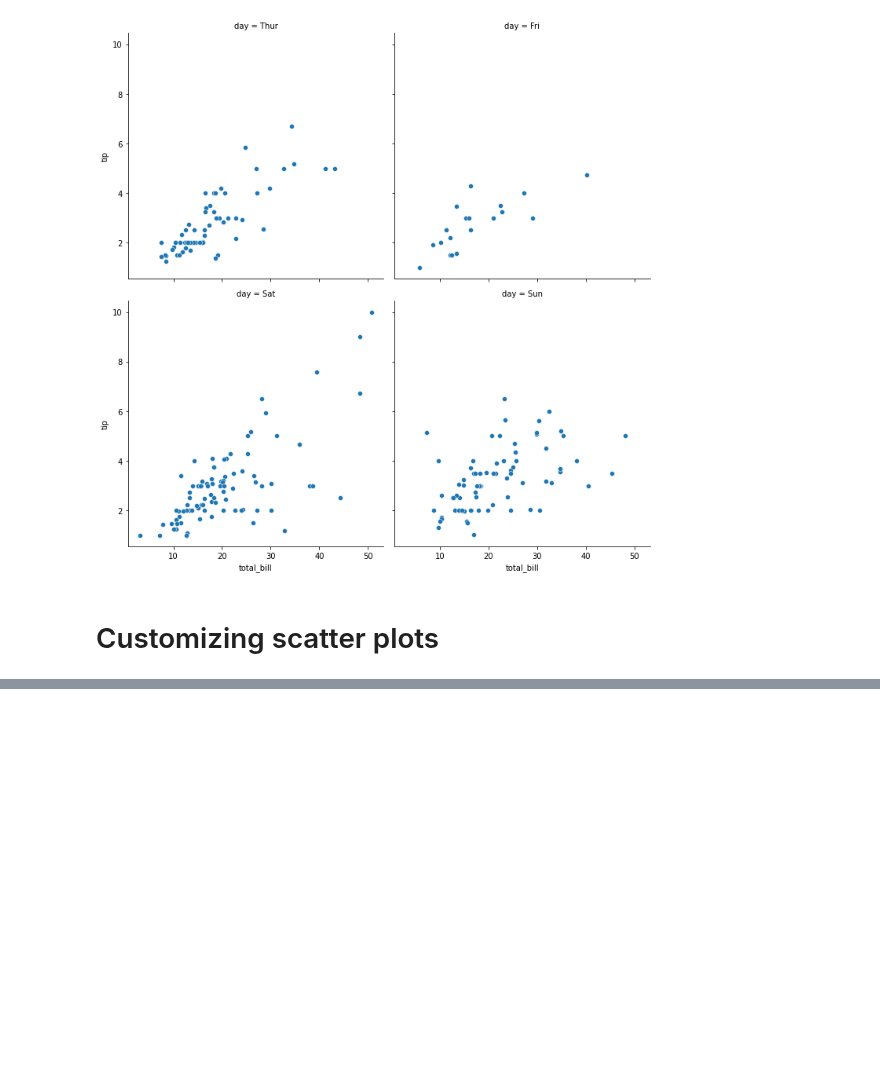
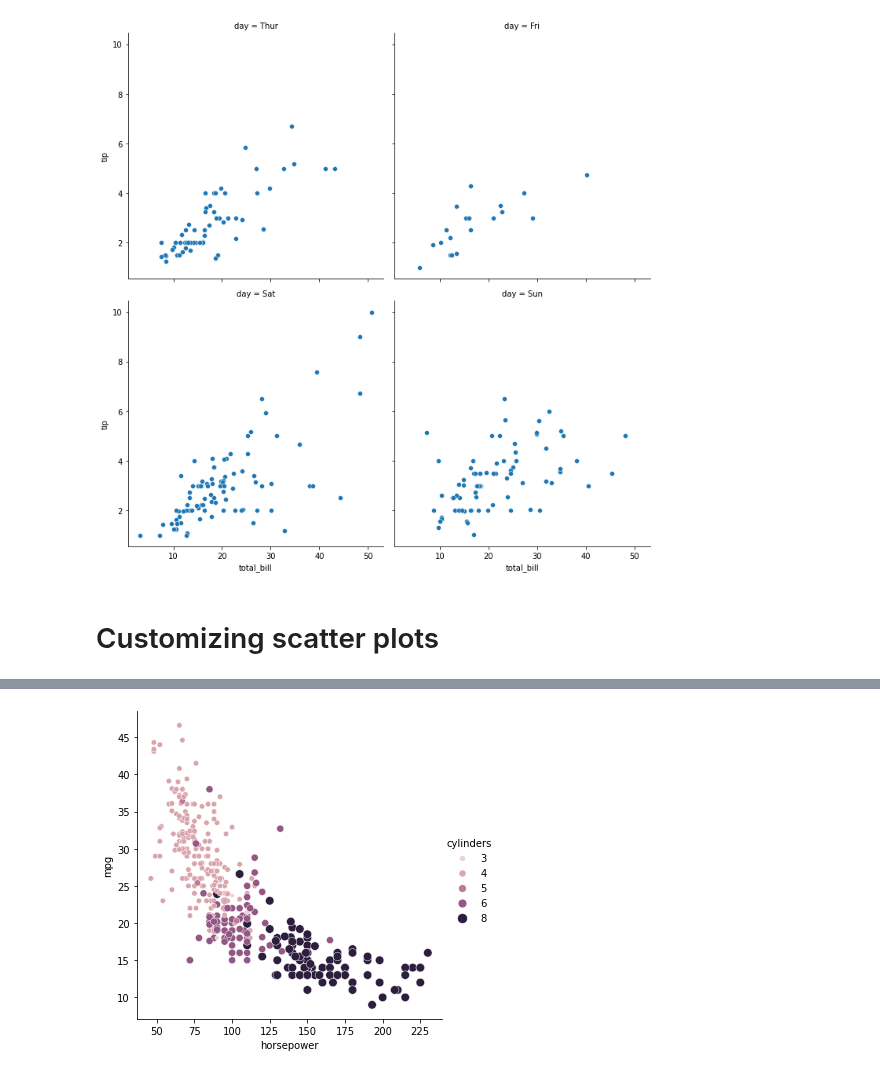
Before and after one commit to Jose-Servin/DataCamp, a Jupyter notebook: Courses/Intro_Seaborn/all_about_Seaborn.ipynb, the cells around one changed output, grey strips where cells are left out. Cells and saved outputs as stored; diff of their text form; code cells hidden in the pictures; blank space fills up the shorter version.

```diff
--- a/Courses/Intro_Seaborn/all_about_Seaborn.ipynb
+++ b/Courses/Intro_Seaborn/all_about_Seaborn.ipynb
@@ -225,0 +284,12 @@ plt.show()
+# %%
+sns.relplot(
+    x='horsepower',
+    y='mpg',
+    data = mpg_data,
+    kind='scatter',
+    size = 'cylinders',
+    hue='cylinders'
+)
+plt.show()
+# %% [output]
+[figure, added]
```
Also changed, not shown: parts of 37 cells of this notebook, 2 other files.
